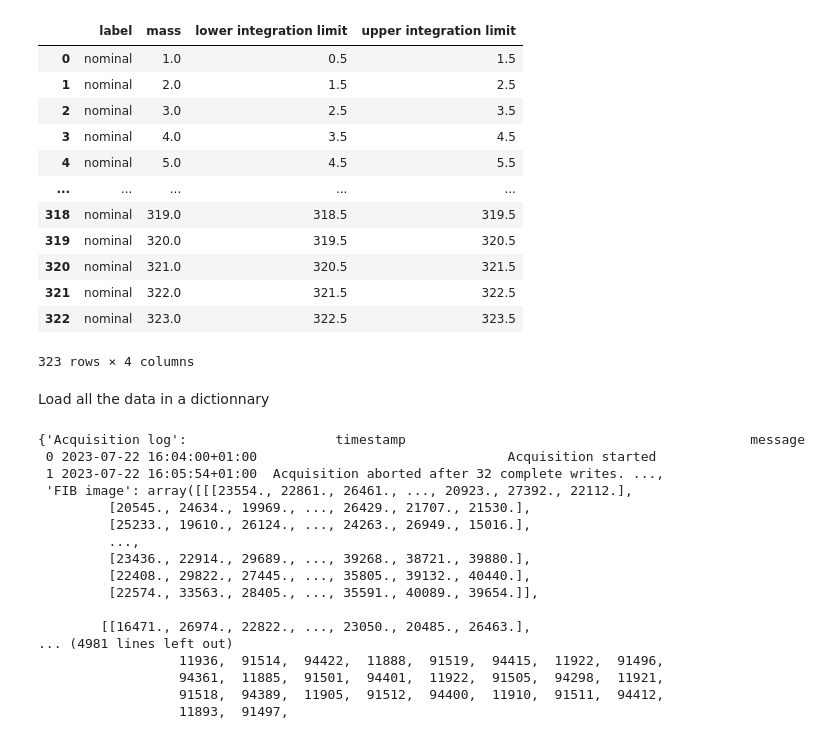
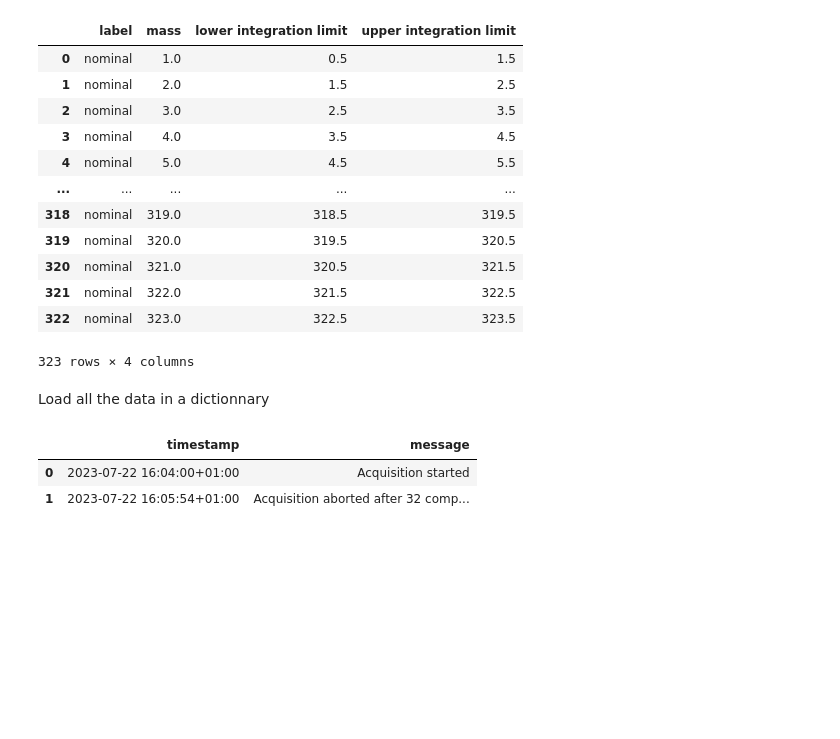
Before and after one commit to jboulanger/twtof, a Jupyter notebook: Example.ipynb, the cells around one changed output. Drawn from its saved outputs; the diff is of its cells as text; code cells hidden in the pictures; blank space fills up the shorter version.

```diff
--- a/Example.ipynb
+++ b/Example.ipynb
@@ -55,23 +68,10 @@ peak_df
 323 rows × 4 columns
 # %% [markdown]
 Load all the data in a dictionnary
-# %%
-twtof.as_dict(filename)
-# %% [output]
-{'Acquisition log':                   timestamp                                            message
- 0 2023-07-22 16:04:00+01:00                                Acquisition started
- 1 2023-07-22 16:05:54+01:00  Acquisition aborted after 32 complete writes. ...,
- 'FIB image': array([[[23554., 22861., 26461., ..., 20923., 27392., 22112.],
-         [20545., 24634., 19969., ..., 26429., 21707., 21530.],
-         [25233., 19610., 26124., ..., 24263., 26949., 15016.],
-         ...,
-         [23436., 22914., 29689., ..., 39268., 38721., 39880.],
-         [22408., 29822., 27445., ..., 35805., 39132., 40440.],
-         [22574., 33563., 28405., ..., 35591., 40089., 39654.]],
-
-        [[16471., 26974., 22822., ..., 23050., 20485., 26463.],
-... (4981 lines left out)
-                  11936,  91514,  94422,  11888,  91519,  94415,  11922,  91496,
-                  94361,  11885,  91501,  94401,  11922,  91505,  94298,  11921,
-                  91518,  94389,  11905,  91512,  94400,  11910,  91511,  94412,
-                  11893,  91497,
+# %%
+data = twtof.as_dict(filename)
+data['Acquisition log']
+# %% [output]
+|  | timestamp | message |
+| 0 | 2023-07-22 16:04:00+01:00 | Acquisition started |
+| 1 | 2023-07-22 16:05:54+01:00 | Acquisition aborted after 32 comp... |
```
Also changed, not shown: parts of 4 cells of this notebook.
